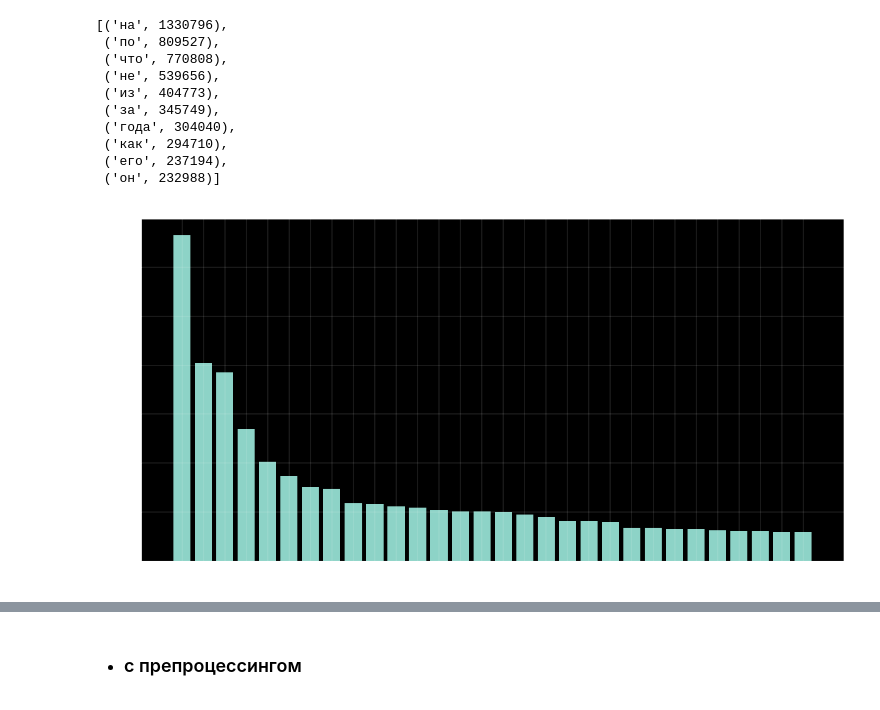
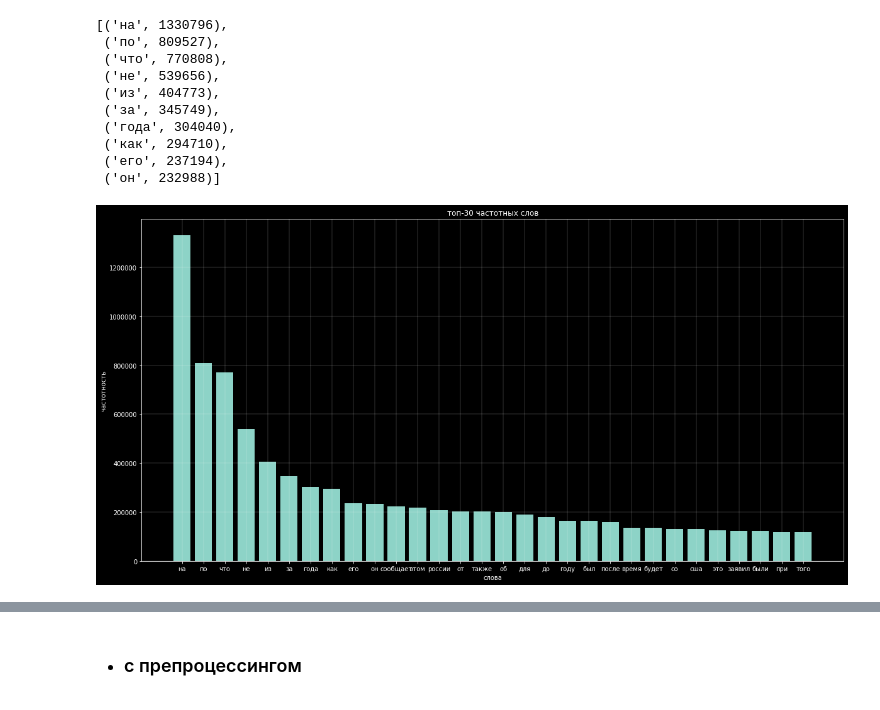
Before and after one commit to vetedde/proj_news_viz, a Jupyter notebook: nlp/references/techarticle/preprocessing-how_work.ipynb, the cells around one changed output, grey strips where cells are left out. Cells and saved outputs as stored; diff of their text form; code cells hidden in the pictures.

Commit message:
apply plot_frequency.py for J & retraining J

```diff
--- a/nlp/references/techarticle/preprocessing-how_work.ipynb
+++ b/nlp/references/techarticle/preprocessing-how_work.ipynb
@@ -22,6 +17,6 @@ warnings.filterwarnings('ignore')
 %load_ext autoreload
 %autoreload 2
 
-import matplotlib.pyplot as plt
-plt.style.use('dark_background')
+# import matplotlib.pyplot as plt
+# plt.style.use('dark_background')
 %matplotlib inline
@@ -164,10 +139,12 @@ vocab[:10]
  ('как', 294710),
  ('его', 237194),
  ('он', 232988)]
-# %%
-plot_frequency(vocab, 30)
-# %% [output]
-[figure, removed]
+# %%
+plot_frequency_words(vocab = vocab,
+                     top_words = 30,
+                     plt_background = 'dark')
+# %% [output]
+[figure, added]
 # %%
 %%time
 
```
Also changed, not shown: parts of 13 cells of this notebook.
